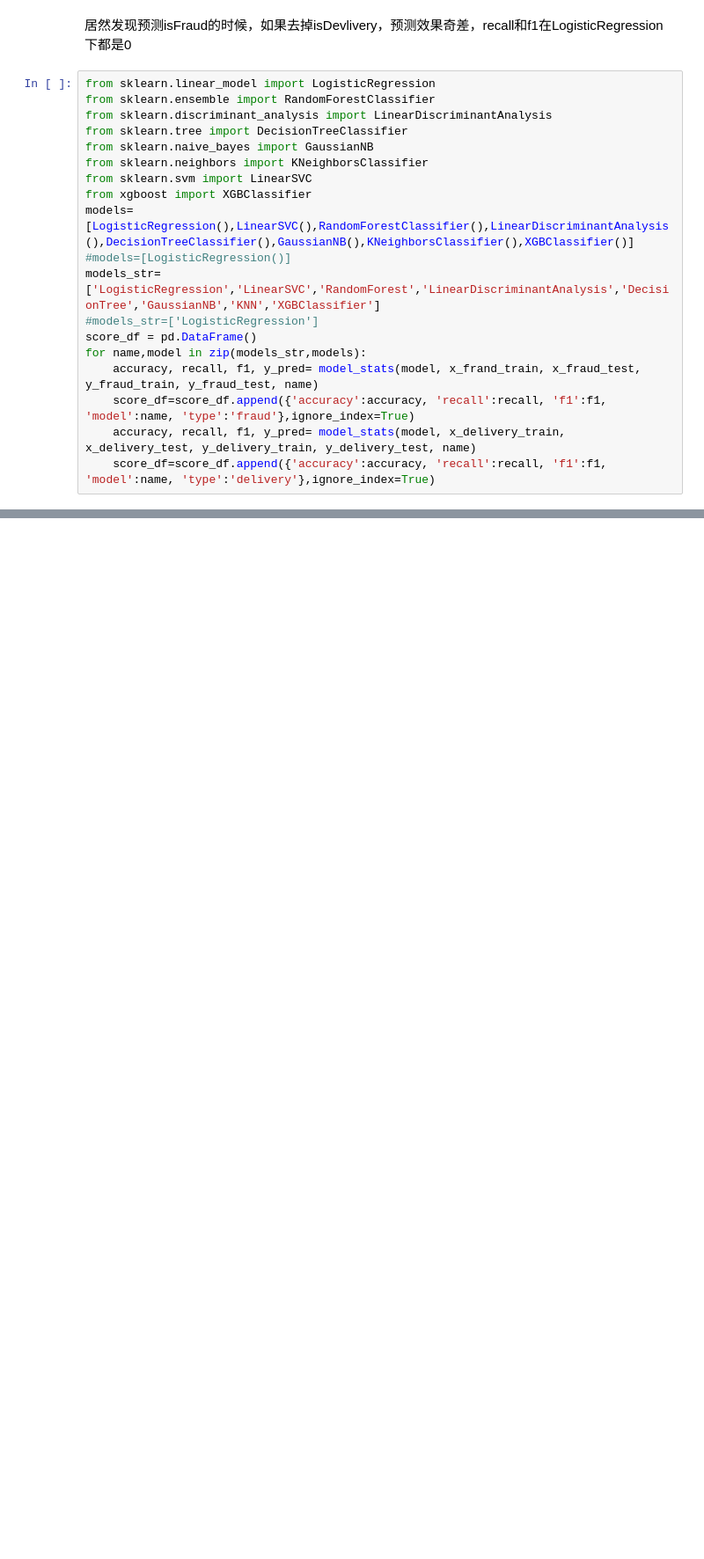
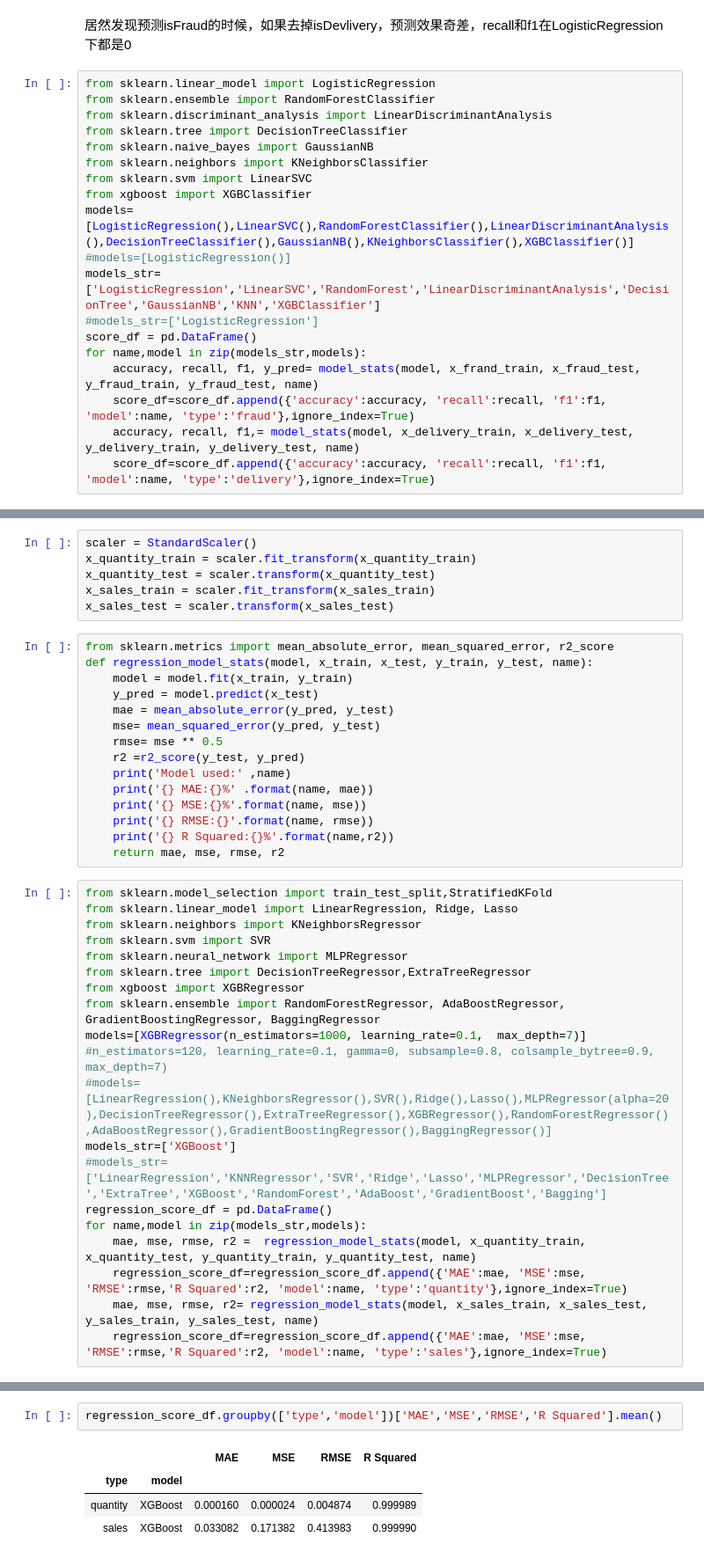
Before and after one commit to huangwen1128/2020-Bi-programing-practice, a Jupyter notebook: intelligen_logistics/lesson2/supplyChainPredict.ipynb, the cells around one changed output, grey strips where cells are left out. Shown at 88% size. Drawn from its saved outputs; the diff is of its cells as text; blank space fills up the shorter version.

```diff
--- a/intelligen_logistics/lesson2/supplyChainPredict.ipynb
+++ b/intelligen_logistics/lesson2/supplyChainPredict.ipynb
@@ -171,7 +172,7 @@ score_df = pd.DataFrame()
 for name,model in zip(models_str,models):
     accuracy, recall, f1, y_pred= model_stats(model, x_frand_train, x_fraud_test, y_fraud_train, y_fraud_test, name)
     score_df=score_df.append({'accuracy':accuracy, 'recall':recall, 'f1':f1, 'model':name, 'type':'fraud'},ignore_index=True)
-    accuracy, recall, f1, y_pred= model_stats(model, x_delivery_train, x_delivery_test, y_delivery_train, y_delivery_test, name)
+    accuracy, recall, f1,= model_stats(model, x_delivery_train, x_delivery_test, y_delivery_train, y_delivery_test, name)
     score_df=score_df.append({'accuracy':accuracy, 'recall':recall, 'f1':f1, 'model':name, 'type':'delivery'},ignore_index=True)
 # %% [output]
 [0 0 0 ... 0 0 0]
@@ -288,0 +324,41 @@ classifier.fit(x_fraud_train, y_fraud_train, epoch=128, batch_size=512)
+# %%
+scaler = StandardScaler()
+x_quantity_train = scaler.fit_transform(x_quantity_train)
+x_quantity_test = scaler.transform(x_quantity_test)
+x_sales_train = scaler.fit_transform(x_sales_train)
+x_sales_test = scaler.transform(x_sales_test)
+# %%
+from sklearn.metrics import mean_absolute_error, mean_squared_error, r2_score
+def regression_model_stats(model, x_train, x_test, y_train, y_test, name):
+    model = model.fit(x_train, y_train)
+    y_pred = model.predict(x_test)
+    mae = mean_absolute_error(y_pred, y_test)
+    mse= mean_squared_error(y_pred, y_test)
+    rmse= mse ** 0.5
+    r2 =r2_score(y_test, y_pred)
+    print('Model used:' ,name)
+    print('{} MAE:{}%' .format(name, mae))
+    print('{} MSE:{}%'.format(name, mse))
+    print('{} RMSE:{}'.format(name, rmse))
+    print('{} R Squared:{}%'.format(name,r2))
+    return mae, mse, rmse, r2
+# %%
+from sklearn.model_selection import train_test_split,StratifiedKFold
+from sklearn.linear_model import LinearRegression, Ridge, Lasso
+from sklearn.neighbors import KNeighborsRegressor
+from sklearn.svm import SVR
+from sklearn.neural_network import MLPRegressor
+from sklearn.tree import DecisionTreeRegressor,ExtraTreeRegressor
+from xgboost import XGBRegressor
+from sklearn.ensemble import RandomForestRegressor, AdaBoostRegressor, GradientBoostingRegressor, BaggingRegressor
+models=[XGBRegressor(n_estimators=1000, learning_rate=0.1,  max_depth=7)]
+#n_estimators=120, learning_rate=0.1, gamma=0, subsample=0.8, colsample_bytree=0.9, max_depth=7)
+#models=[LinearRegression(),KNeighborsRegressor(),SVR(),Ridge(),Lasso(),MLPRegressor(alpha=20),DecisionTreeRegressor(),ExtraTreeRegressor(),XGBRegressor(),RandomForestRegressor(),AdaBoostRegressor(),GradientBoostingRegressor(),BaggingRegressor()]
+models_str=['XGBoost']
+#models_str=['LinearRegression','KNNRegressor','SVR','Ridge','Lasso','MLPRegressor','DecisionTree','ExtraTree','XGBoost','RandomForest','AdaBoost','GradientBoost','Bagging']
+regression_score_df = pd.DataFrame()
+for name,model in zip(models_str,models):
+    mae, mse, rmse, r2 =  regression_model_stats(model, x_quantity_train, x_quantity_test, y_quantity_train, y_quantity_test, name)
+    regression_score_df=regression_score_df.append({'MAE':mae, 'MSE':mse, 'RMSE':rmse,'R Squared':r2, 'model':name, 'type':'quantity'},ignore_index=True)
+    mae, mse, rmse, r2= regression_model_stats(model, x_sales_train, x_sales_test, y_sales_train, y_sales_test, name)
+    regression_score_df=regression_score_df.append({'MAE':mae, 'MSE':mse, 'RMSE':rmse,'R Squared':r2, 'model':name, 'type':'sales'},ignore_index=True)
@@ -288,0 +376,7 @@ classifier.fit(x_fraud_train, y_fraud_train, epoch=128, batch_size=512)
+# %%
+regression_score_df.groupby(['type','model'])['MAE','MSE','RMSE','R Squared'].mean()
+# %% [output]
+|  |  | MAE | MSE | RMSE | R Squared |
+| type | model |  |  |  |  |
+| quantity | XGBoost | 0.000160 | 0.000024 | 0.004874 | 0.999989 |
+| sales | XGBoost | 0.033082 | 0.171382 | 0.413983 | 0.999990 |
```
Also changed, not shown: parts of 9 cells of this notebook.
